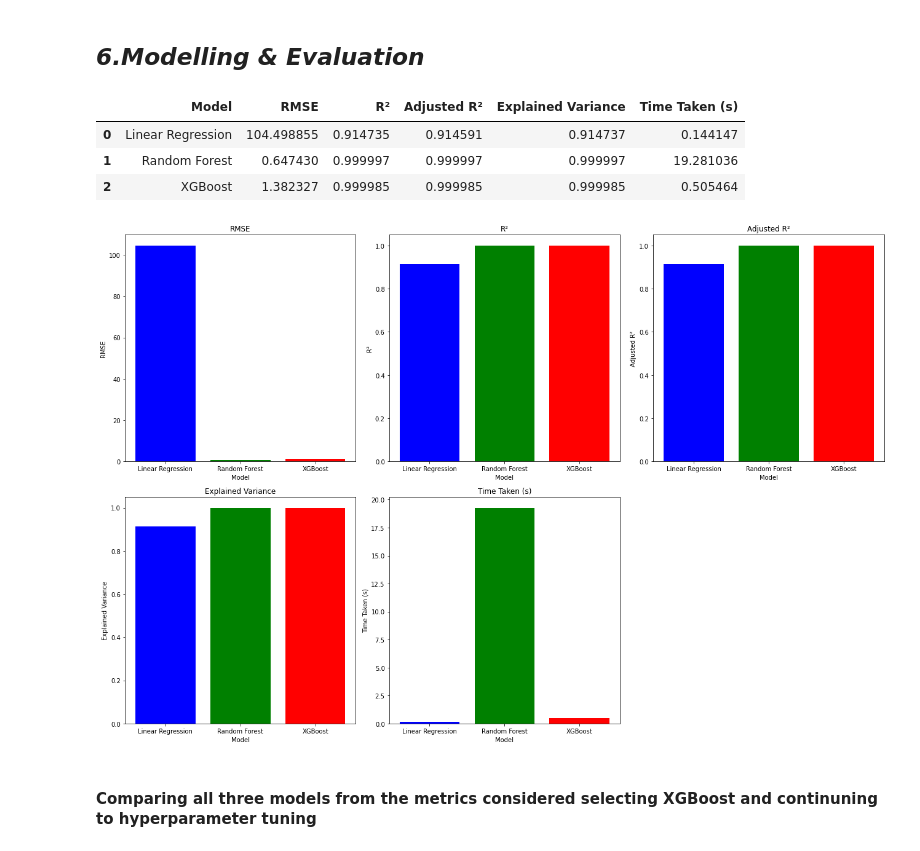
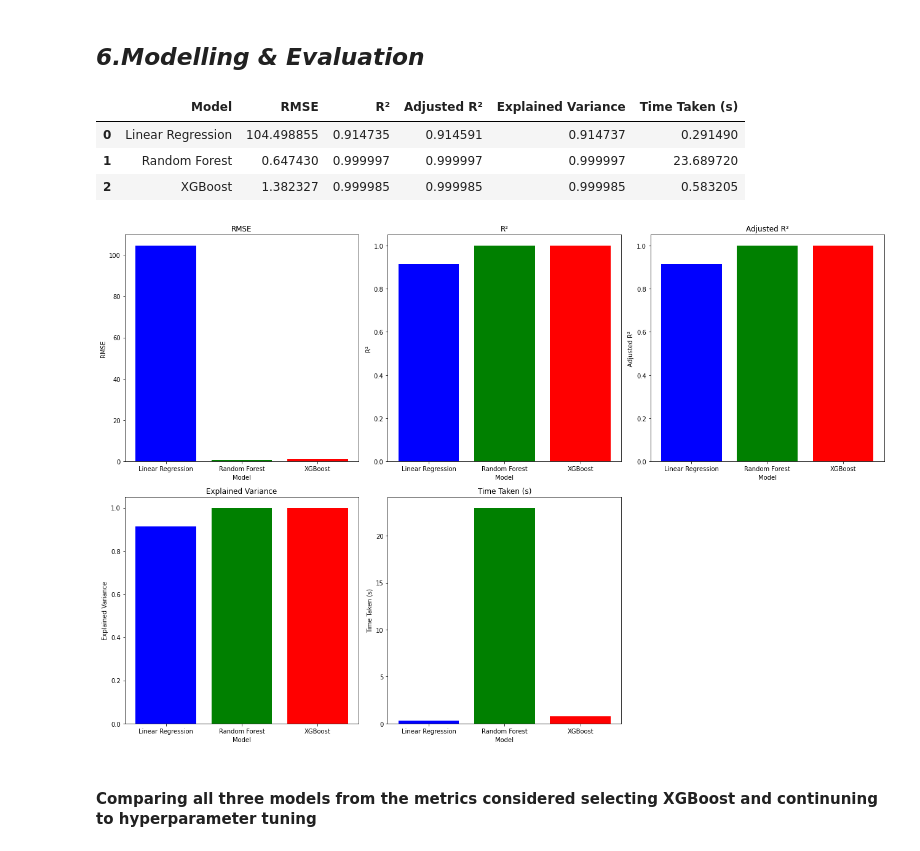
Before and after one commit to keerthana-narra/MLOps-Integrated-Travel, a Jupyter notebook: Colab-files/Flight_Ticket_Price_Prediction.ipynb, the cells around one changed output. Saved outputs shown, nothing was run; the diff lists cells and outputs as text; code cells hidden in the pictures.

```diff
--- a/Colab-files/Flight_Ticket_Price_Prediction.ipynb
+++ b/Colab-files/Flight_Ticket_Price_Prediction.ipynb
@@ -472,46 +474,57 @@ def adjusted_r2_score(r2, n, k):
 
 # Function to train and evaluate a model
 def train_evaluate_model(model, X_train, y_train, X_test, y_test):
+
     start_time = time.time()
-    model.fit(X_train, y_train)
-    y_pred = model.predict(X_test)
-    time_taken = time.time() - start_time
+    with mlflow.start_run():
 
-    mse = mean_squared_error(y_test, y_pred)
-    rmse = np.sqrt(mse)
-    r2 = r2_score(y_test, y_pred)
-    adj_r2 = adjusted_r2_score(r2, X_test.shape[0], X_test.shape[1])
-    explained_variance = explained_variance_score(y_test, y_pred)
+        model.fit(X_train, y_train)
+        y_pred = model.predict(X_test)
+        time_taken = time.time() - start_time
 
+        mse = mean_squared_error(y_test, y_pred)
+        rmse = np.sqrt(mse)
+        r2 = r2_score(y_test, y_pred)
+        adj_r2 = adjusted_r2_score(r2, X_test.shape[0], X_test.shape[1])
+        explained_variance = explained_variance_score(y_test, y_pred)
+
+        # Log metrics
+        mlflow.log_metric("mse", mse)
+        mlflow.log_metric("rmse", rmse)
+        mlflow.log_metric("r2", r2)
+        mlflow.log_metric("adjusted_r2", adj_r2)
+        mlflow.log_metric("explained_variance", explained_variance)
+
+        mlflow.sklearn.log_model(model, "model")
 
     return rmse, r2, adj_r2, explained_variance, time_taken
 
 # Initialize a dictionary to store results
 results = {}
 
 # Train and evaluate Linear Regression model
 lr_model = LinearRegression()
 results['Linear Regression'] = train_evaluate_model(lr_model, X_train, y_train, X_val, y_val)
 
 # Train and evaluate Random Forest model
 rf_model = RandomForestRegressor(n_estimators=100, random_state=42)
 results['Random Forest'] = train_evaluate_model(rf_model, X_train, y_train, X_val, y_val)
 
 # Train and evaluate XGBoost model
 xgb_model = XGBRegressor()
 results['XGBoost'] = train_evaluate_model(xgb_model, X_train, y_train, X_val, y_val)
 
 # Convert results to a DataFrame
 results_df = pd.DataFrame(results, index=['RMSE', 'R²', 'Adjusted R²', 'Explained Variance', 'Time Taken (s)']).T
 results_df.reset_index(inplace=True)
 results_df.rename(columns={'index': 'Model'}, inplace=True)
 
 results_df
 # %% [output]
 |  | Model | RMSE | R² | Adjusted R² | Explained Variance | Time Taken (s) |
-| 0 | Linear Regression | 104.498855 | 0.914735 | 0.914591 | 0.914737 | 0.144147 |
-| 1 | Random Forest | 0.647430 | 0.999997 | 0.999997 | 0.999997 | 19.281036 |
-| 2 | XGBoost | 1.382327 | 0.999985 | 0.999985 | 0.999985 | 0.505464 |
+| 0 | Linear Regression | 104.498855 | 0.914735 | 0.914591 | 0.914737 | 0.291490 |
+| 1 | Random Forest | 0.647430 | 0.999997 | 0.999997 | 0.999997 | 23.689720 |
+| 2 | XGBoost | 1.382327 | 0.999985 | 0.999985 | 0.999985 | 0.583205 |
 # %%
 # Plot the results
 metrics = ['RMSE', 'R²', 'Adjusted R²', 'Explained Variance', 'Time Taken (s)']
@@ -531,7 +544,7 @@ fig.delaxes(axes[1][2])
 plt.tight_layout()
 plt.show()
 # %% [output]
-[figure, old version]
+[figure, new version]
 # %% [markdown]
 #### Comparing all three models from the metrics considered selecting XGBoost and continuning to hyperparameter tuning
 # %%
```
Also changed, not shown: parts of 3 cells of this notebook, 12 other files.
